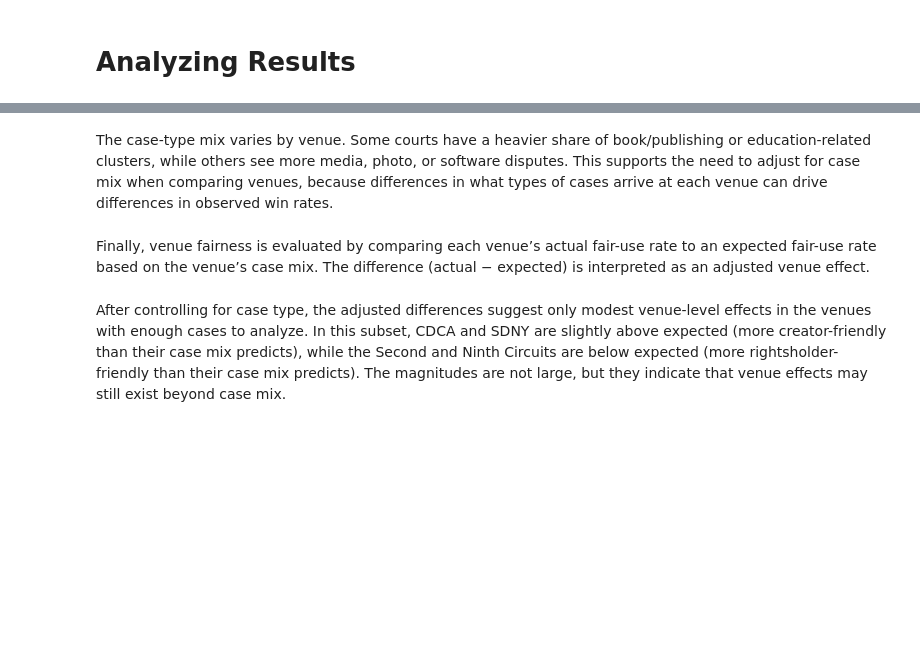
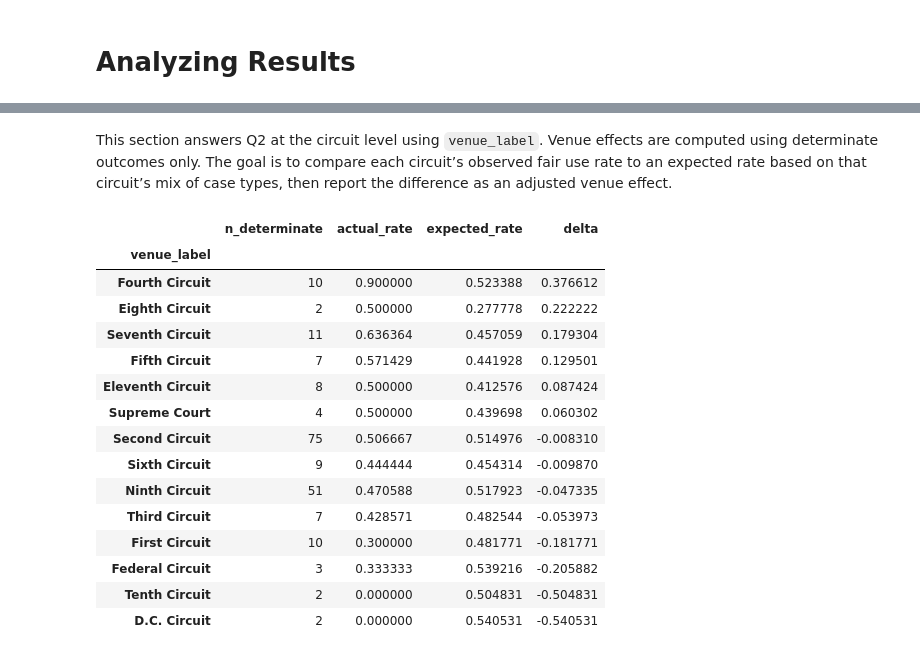
Before and after one commit to mqanaq/BA820-B1-Team13, a Jupyter notebook: MG/M4_Mohamad_Gong_Refinement.ipynb, the cells around one changed output, grey strips where cells are left out. Saved outputs shown, nothing was run; the diff lists cells and outputs as text; code cells hidden in the pictures; blank space fills up the shorter version.

```diff
--- a/MG/M4_Mohamad_Gong_Refinement.ipynb
+++ b/MG/M4_Mohamad_Gong_Refinement.ipynb
@@ -728,4 +546,0 @@ display(mix_pct.round(2))
-# %% [markdown]
-The case-type mix varies by venue. Some courts have a heavier share of book/publishing or education-related clusters, while others see more media, photo, or software disputes. This supports the need to adjust for case mix when comparing venues, because differences in what types of cases arrive at each venue can drive differences in observed win rates.
-# %% [markdown]
-Finally, venue fairness is evaluated by comparing each venue’s actual fair-use rate to an expected fair-use rate based on the venue’s case mix. The difference (actual − expected) is interpreted as an adjusted venue effect.
@@ -777,2 +547,58 @@ plt.show()
-# %% [markdown]
-After controlling for case type, the adjusted differences suggest only modest venue-level effects in the venues with enough cases to analyze. In this subset, CDCA and SDNY are slightly above expected (more creator-friendly than their case mix predicts), while the Second and Ninth Circuits are below expected (more rightsholder-friendly than their case mix predicts). The magnitudes are not large, but they indicate that venue effects may still exist beyond case mix.
+# %% [markdown]
+This section answers Q2 at the circuit level using `venue_label`. Venue effects are computed using determinate outcomes only. The goal is to compare each circuit’s observed fair use rate to an expected rate based on that circuit’s mix of case types, then report the difference as an adjusted venue effect.
+# %%
+# Filter for determinate cases with valid venue labels
+det = df[df["is_determinate"] & df["venue_label"].notna()].copy()
+
+# Encode outcome as binary (1 for Fair Use Found, 0 otherwise)
+det["y"] = (det["outcome_std"] == "FAIR_USE_FOUND").astype(int)
+
+# Calculate baseline fair-use rate for each case type (cluster)
+p_type = det.groupby("case_type_id")["y"].mean()
+
+# Calculate the mix of case types for each venue (row percentages)
+counts = det.pivot_table(
+    index="venue_label",
+    columns="case_type_id",
+    values="y",
+    aggfunc="size",
+    fill_value=0
+)
+shares = counts.div(counts.sum(axis=1), axis=0)
+
+# Compute expected rate: sum(share_k * p_k)
+expected = shares.mul(p_type, axis=1).sum(axis=1)
+
+# Compute actual rate and sample size
+actual = det.groupby("venue_label")["y"].mean()
+n = det.groupby("venue_label").size()
+
+# Compile results table
+results = pd.DataFrame({
+    "n_determinate": n,
+    "actual_rate": actual,
+    "expected_rate": expected
+})
+
+# Calculate delta (actual - expected) as the adjusted venue effect
+results["delta"] = results["actual_rate"] - results["expected_rate"]
+
+# Display results sorted by creator-friendliness (delta)
+display(results.sort_values("delta", ascending=False))
+# %% [output]
+|  | n_determinate | actual_rate | expected_rate | delta |
+| venue_label |  |  |  |  |
+| Fourth Circuit | 10 | 0.900000 | 0.523388 | 0.376612 |
+| Eighth Circuit | 2 | 0.500000 | 0.277778 | 0.222222 |
+| Seventh Circuit | 11 | 0.636364 | 0.457059 | 0.179304 |
+| Fifth Circuit | 7 | 0.571429 | 0.441928 | 0.129501 |
+| Eleventh Circuit | 8 | 0.500000 | 0.412576 | 0.087424 |
+| Supreme Court | 4 | 0.500000 | 0.439698 | 0.060302 |
+| Second Circuit | 75 | 0.506667 | 0.514976 | -0.008310 |
+| Sixth Circuit | 9 | 0.444444 | 0.454314 | -0.009870 |
+| Ninth Circuit | 51 | 0.470588 | 0.517923 | -0.047335 |
+| Third Circuit | 7 | 0.428571 | 0.482544 | -0.053973 |
+| First Circuit | 10 | 0.300000 | 0.481771 | -0.181771 |
+| Federal Circuit | 3 | 0.333333 | 0.539216 | -0.205882 |
+| Tenth Circuit | 2 | 0.000000 | 0.504831 | -0.504831 |
+| D.C. Circuit | 2 | 0.000000 | 0.540531 | -0.540531 |
```
Also changed, not shown: parts of 86 cells of this notebook.
